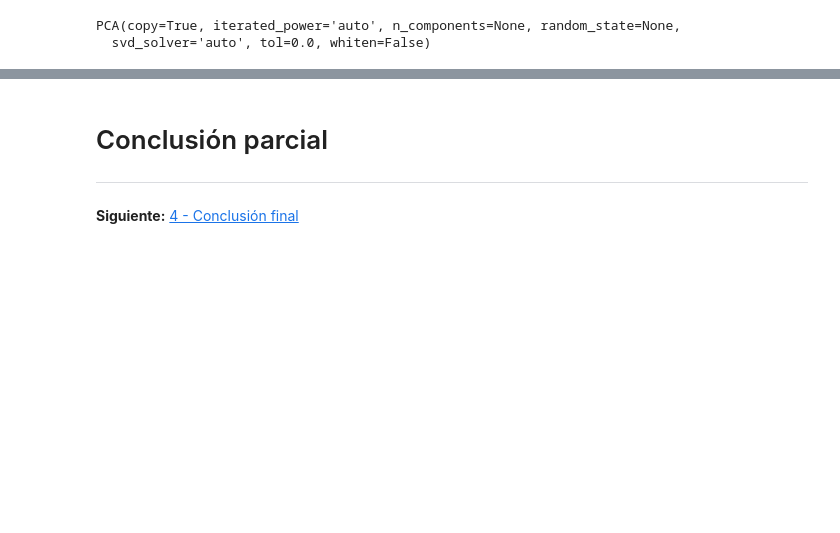
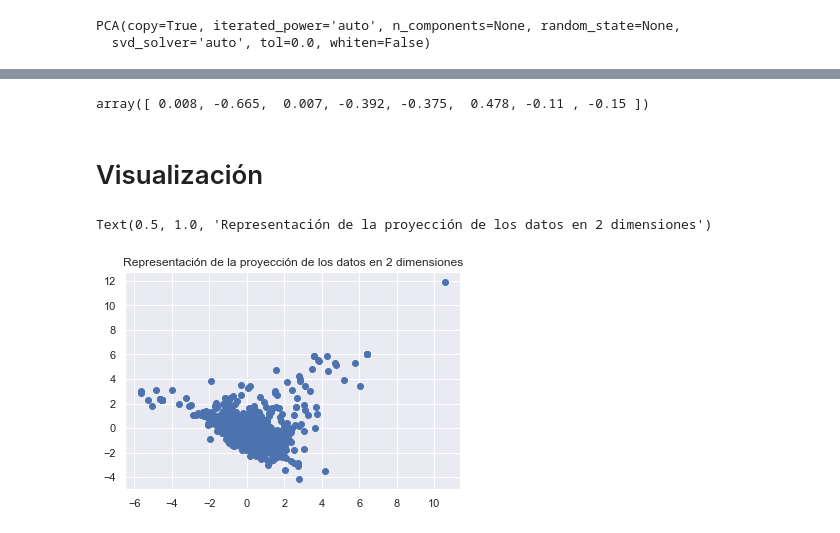
Before and after one commit to hordiales/redpanal-db-analysis, a Jupyter notebook: 3 - Reducción de la dimensionalidad SVD y PCA.ipynb, the cells around one changed output, grey strips where cells are left out. Cells and saved outputs as stored; diff of their text form; code cells hidden in the pictures; blank space fills up the shorter version.

Commit message:
Conclusión

```diff
--- a/3 - Reducción de la dimensionalidad SVD y PCA.ipynb
+++ b/3 - Reducción de la dimensionalidad SVD y PCA.ipynb
@@ -175,7 +176,7 @@ array([ 0.08071659, -0.62663587,  0.14574249,  0.04287633,  0.40996551,
-# %% [markdown]
-# Conclusión parcial
-
-
----
-
-**Siguiente:** [4 - Conclusión final](4%20-%20Conclusión%20final.ipynb)
+# %%
+# componente 3
+pca.components_.T[:,2]
+# %% [output]
+array([ 0.008, -0.665,  0.007, -0.392, -0.375,  0.478, -0.11 , -0.15 ])
+# %% [markdown]
+# Visualización
@@ -181,0 +188,8 @@ array([ 0.08071659, -0.62663587,  0.14574249,  0.04287633,  0.40996551,
+# %%
+pca = PCA(n_components=2)
+projected = pca.fit_transform(X_scaled)
+plt.scatter(projected[:, 0], projected[:, 1])
+plt.title("Representación de la proyección de los datos en 2 dimensiones")
+# %% [output]
+Text(0.5, 1.0, 'Representación de la proyección de los datos en 2 dimensiones')
+[figure, added]
```
Also changed, not shown: parts of 38 cells of this notebook, 3 other files.
